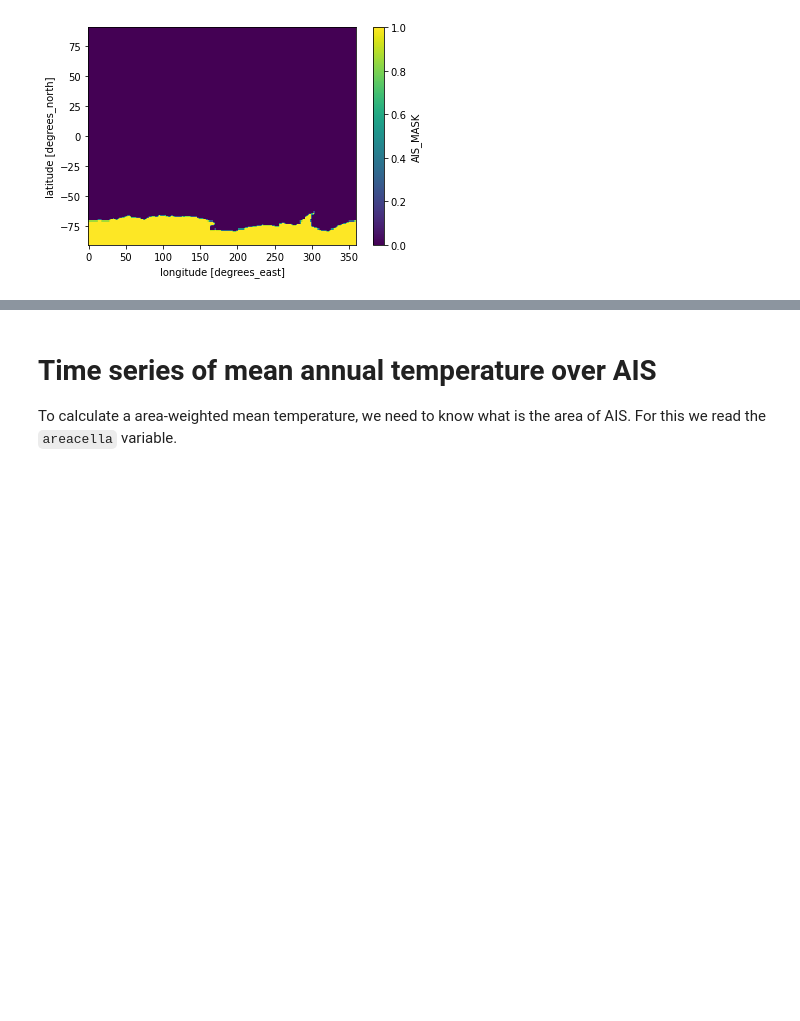
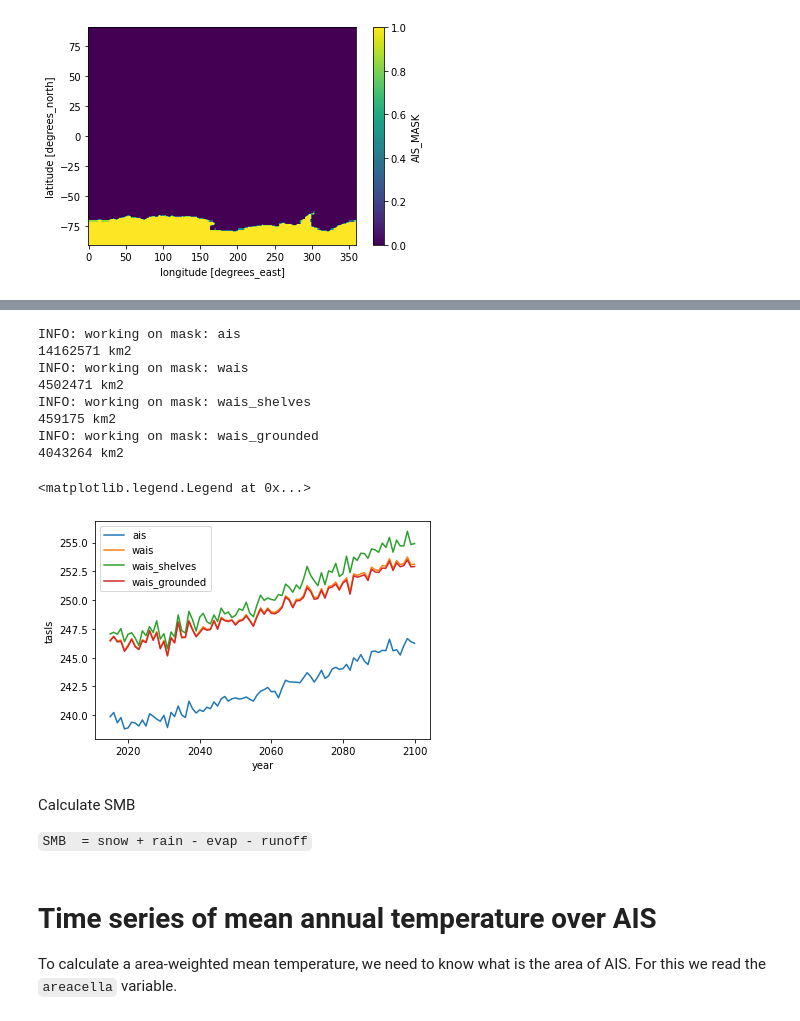
Before and after one commit to lvankampenhout/cesm_ext_ais, a Jupyter notebook: example notebook Nikola.ipynb, the cells around one changed output, grey strips where cells are left out. Saved outputs shown, nothing was run; the diff lists cells and outputs as text; code cells hidden in the pictures; blank space fills up the shorter version.

```diff
--- a/example notebook Nikola.ipynb
+++ b/example notebook Nikola.ipynb
@@ -55,0 +119,5 @@ ais_mask.plot()
+# %%
+my_masks = {'ais': ais_mask,
+            'wais': wais_mask,
+            'wais_shelves': wais_shelves,
+            'wais_grounded': wais_grounded}
@@ -56,3 +128,35 @@ ais_mask.plot()
+# %%
+def calculate_timeseries(mask, variable):
+    total_area = (mask * area).sum().item()
+    print('{:.0f}'.format(total_area/1e6),'km2')
+    return (variable * mask.values * area.values).sum(dim=['lat','lon'])/total_area
+# %%
+
+fig, ax = plt.subplots()
+
+for key in my_masks.keys():
+    print(f'INFO: working on mask: {key}')
+    mask = my_masks[key]
+
+    timeseries = calculate_timeseries(mask, t2m_ann)
+    timeseries.plot(ax=ax, label=key)
+
+ax.legend()
+# %% [output]
+INFO: working on mask: ais
+14162571 km2
+INFO: working on mask: wais
+4502471 km2
+INFO: working on mask: wais_shelves
+459175 km2
+INFO: working on mask: wais_grounded
+4043264 km2
+<matplotlib.legend.Legend at 0x...>
+[figure, added]
+# %% [markdown]
+Calculate SMB
+
+`SMB  = snow + rain - evap - runoff`
 # %% [markdown]
 # Time series of mean annual temperature over AIS
 To calculate a area-weighted mean temperature, we need to know what is the area of AIS. For this we read the `areacella` variable.
```
Also changed, not shown: parts of 24 cells of this notebook.
